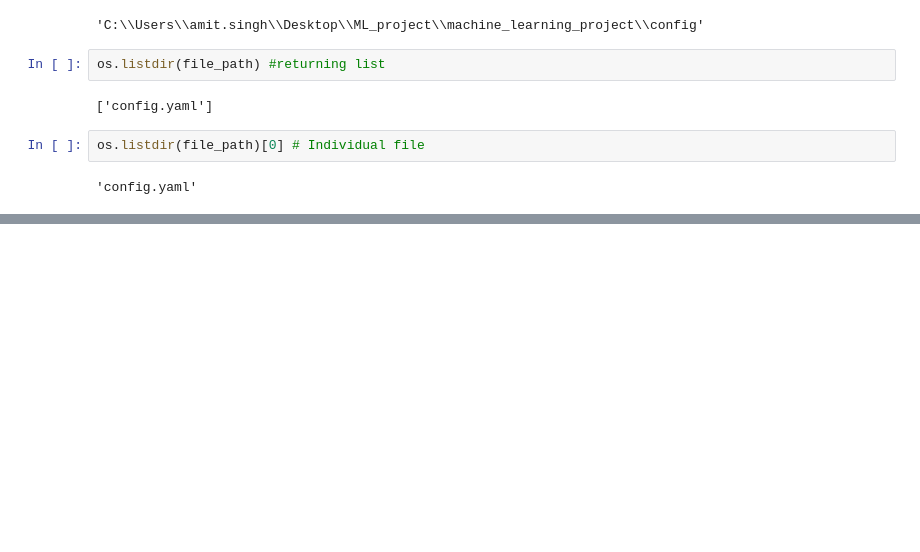
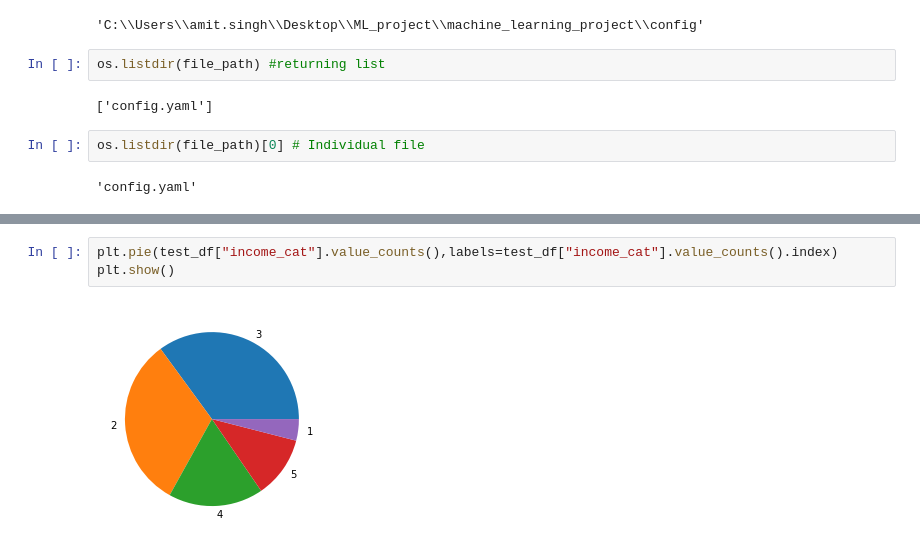
Before and after one commit to AmitSingh-DataScientist/machine_learning_project, a Jupyter notebook: notebook/example2.ipynb, the cells around one changed output, grey strips where cells are left out. Cells and saved outputs as stored; diff of their text form; blank space fills up the shorter version.

```diff
--- a/notebook/example2.ipynb
+++ b/notebook/example2.ipynb
@@ -24,0 +124,5 @@ os.listdir(file_path)[0] # Individual file
+# %%
+plt.pie(test_df["income_cat"].value_counts(),labels=test_df["income_cat"].value_counts().index)
+plt.show()
+# %% [output]
+[figure, added]
```
Also changed, not shown: parts of 26 cells of this notebook, 4 other files.
